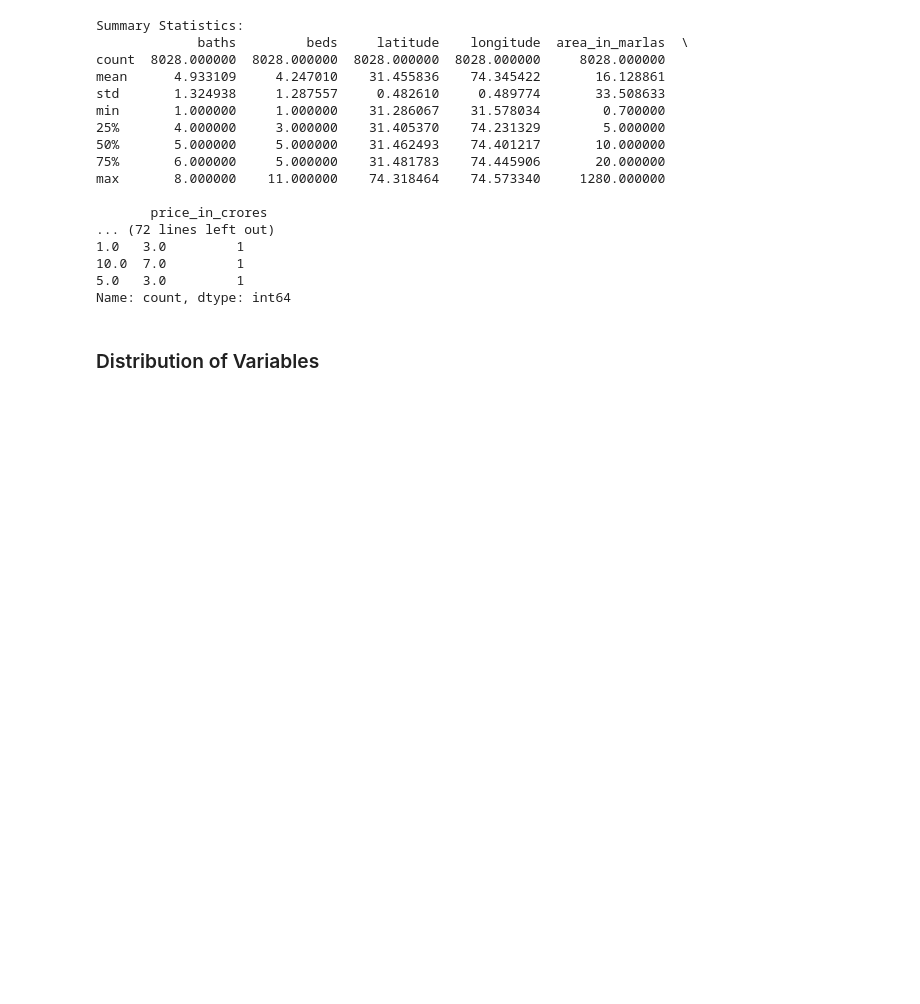
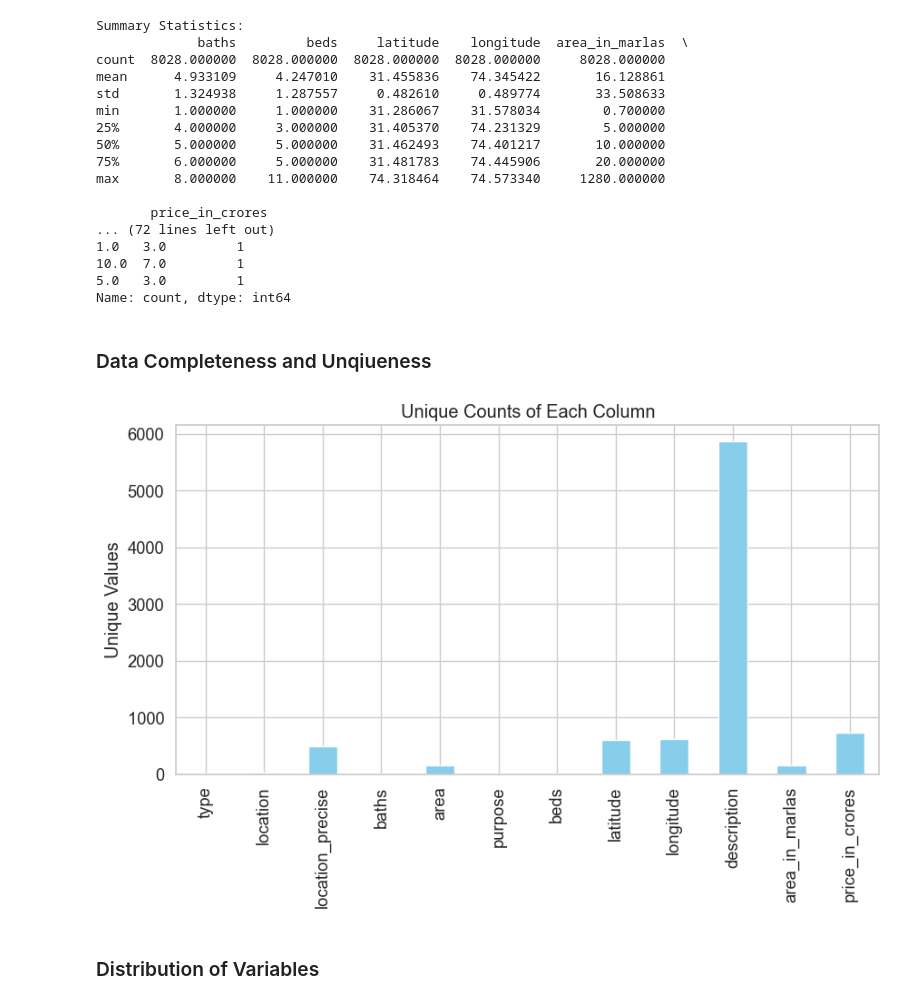
Before and after one commit to potatobox1/Data_Science_Project, a Jupyter notebook: analysis.ipynb, the cells around one changed output. Cells and saved outputs as stored; diff of their text form; code cells hidden in the pictures; blank space fills up the shorter version.

```diff
--- a/analysis.ipynb
+++ b/analysis.ipynb
@@ -258,6 +258,16 @@ max       8.000000    11.000000    74.318464    74.573340     1280.000000
 10.0  7.0         1
 5.0   3.0         1
 Name: count, dtype: int64
+# %% [markdown]
+### Data Completeness and Unqiueness
+# %%
+unique_counts = df_cleaned.nunique()
+unique_counts.plot(kind='bar', figsize=(10, 5), color='skyblue')
+plt.title("Unique Counts of Each Column")
+plt.ylabel("Unique Values")
+plt.show()
+# %% [output]
+[figure, added]
 # %% [markdown]
 ### Distribution of Variables
 # %%
```
Also changed, not shown: parts of 22 cells of this notebook.
